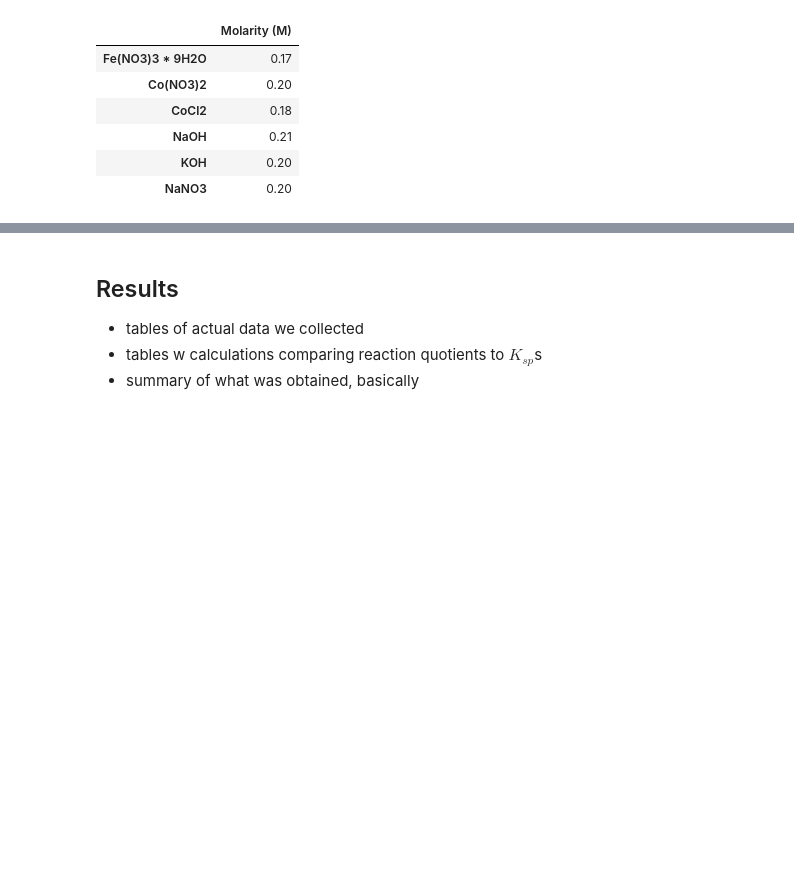
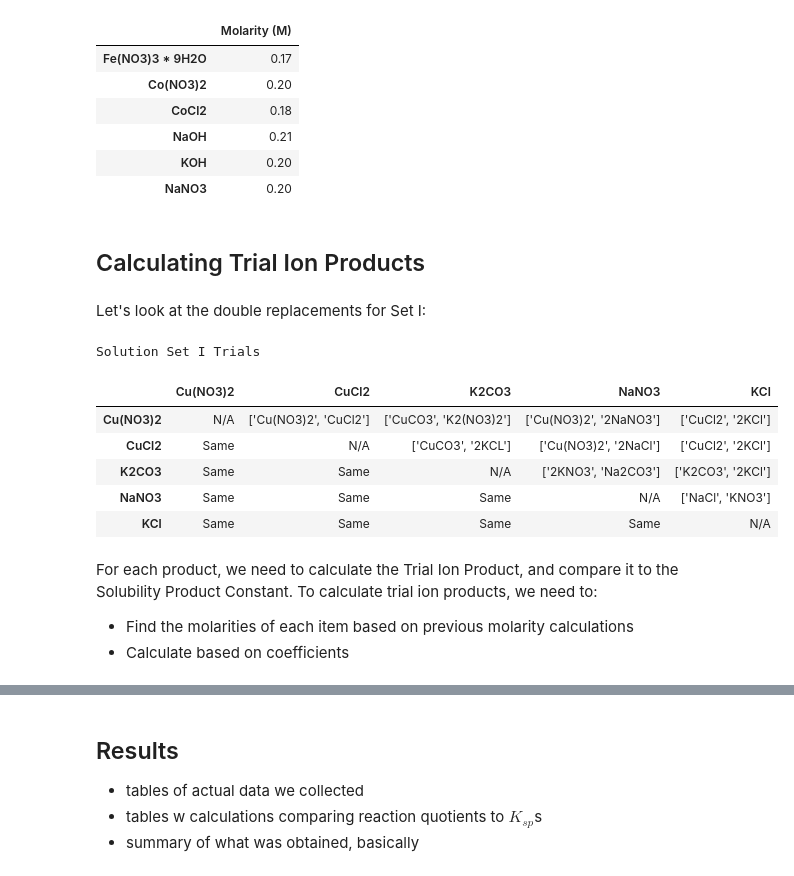
Before and after one commit to ThatNerdSquared/datasci-studio, a Jupyter notebook: lab-10d/lab-10d.ipynb, the cells around one changed output, grey strips where cells are left out. Saved outputs shown, nothing was run; the diff lists cells and outputs as text; code cells hidden in the pictures; blank space fills up the shorter version.

```diff
--- a/lab-10d/lab-10d.ipynb
+++ b/lab-10d/lab-10d.ipynb
@@ -157,3 +179,38 @@ Molarity in Solution Set III
 | NaOH | 0.21 |
 | KOH | 0.20 |
 | NaNO3 | 0.20 |
+# %% [markdown]
+## Calculating Trial Ion Products
+# %% [markdown]
+Let's look at the double replacements for Set I:
+# %%
+set1_col = [
+    'Cu(NO3)2',
+    'CuCl2',
+    'K2CO3',
+    'NaNO3',
+    'KCl'
+]
+
+set1_drs = {
+    'Cu(NO3)2': ['N/A', ['Cu(NO3)2', 'CuCl2'], ['CuCO3', 'K2(NO3)2'], ['Cu(NO3)2', '2NaNO3'], ['CuCl2', '2KCl']],
+    'CuCl2': ['Same', 'N/A', ['CuCO3', '2KCL'], ['Cu(NO3)2', '2NaCl'], ['CuCl2', '2KCl']],
+    'K2CO3': ['Same', 'Same', 'N/A', ['2KNO3', 'Na2CO3'], ['K2CO3', '2KCl']],
+    'NaNO3': ['Same', 'Same', 'Same', 'N/A', ['NaCl', 'KNO3']],
+    'KCl': ['Same', 'Same', 'Same', 'Same', 'N/A']
+}
+
+ss1_matrix = pd.DataFrame.from_dict(set1_drs, orient='index', columns=set1_col)
+print_styled_df(ss1_matrix, 'Solution Set I Trials')
+# %% [output]
+Solution Set I Trials
+|  | Cu(NO3)2 | CuCl2 | K2CO3 | NaNO3 | KCl |
+| Cu(NO3)2 | N/A | ['Cu(NO3)2', 'CuCl2'] | ['CuCO3', 'K2(NO3)2'] | ['Cu(NO3)2', '2NaNO3'] | ['CuCl2', '2KCl'] |
+| CuCl2 | Same | N/A | ['CuCO3', '2KCL'] | ['Cu(NO3)2', '2NaCl'] | ['CuCl2', '2KCl'] |
+| K2CO3 | Same | Same | N/A | ['2KNO3', 'Na2CO3'] | ['K2CO3', '2KCl'] |
+| NaNO3 | Same | Same | Same | N/A | ['NaCl', 'KNO3'] |
+| KCl | Same | Same | Same | Same | N/A |
+# %% [markdown]
+For each product, we need to calculate the Trial Ion Product, and compare it to the Solubility Product Constant. To calculate trial ion products, we need to:
+- Find the molarities of each item based on previous molarity calculations
+- Calculate based on coefficients
```
Also changed, not shown: parts of 11 cells of this notebook.
